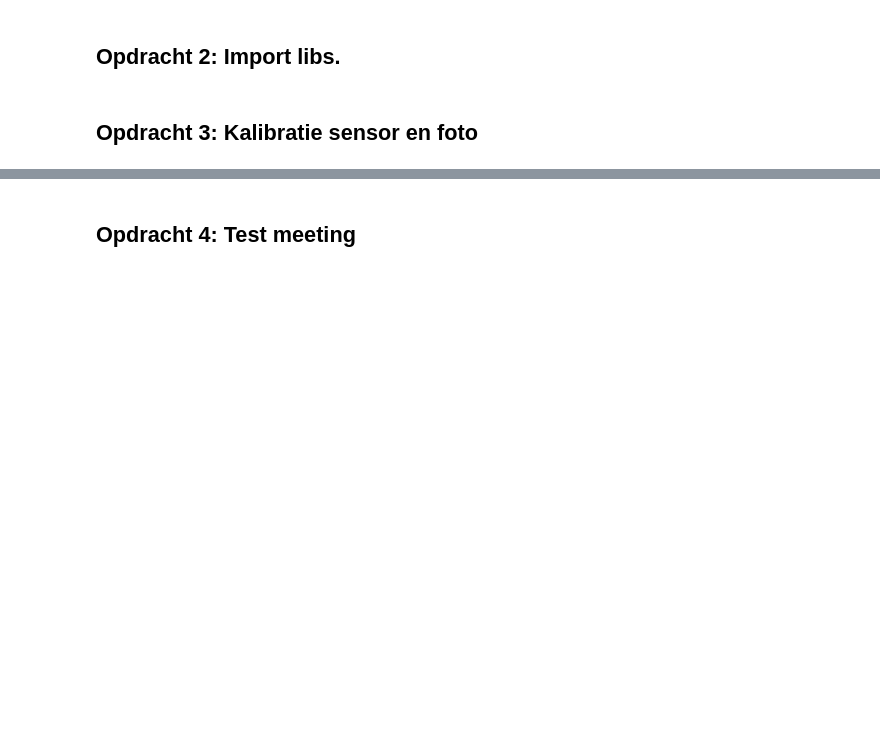
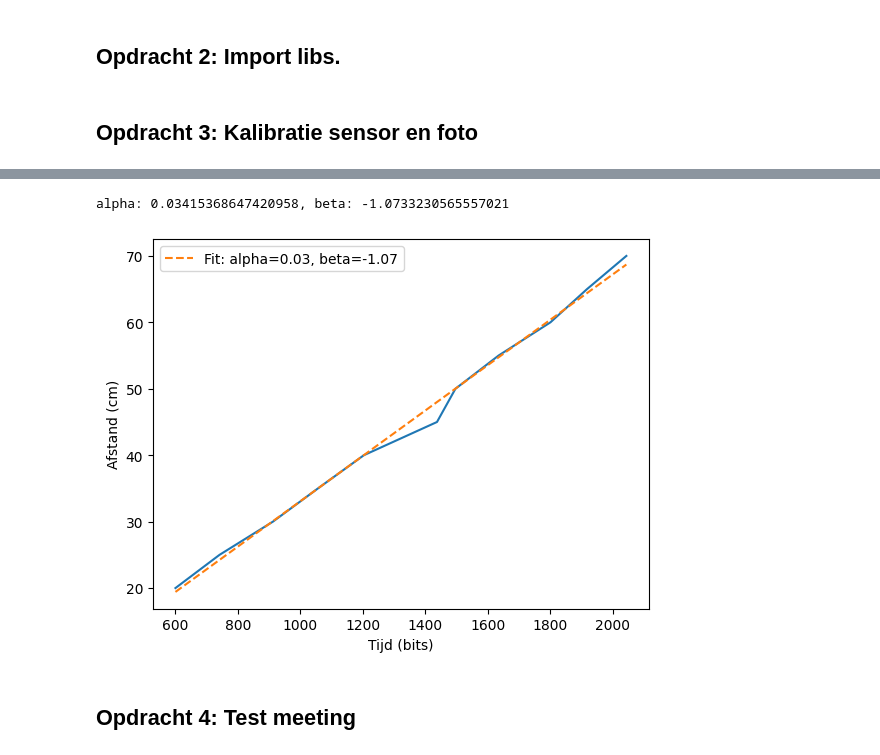
Before and after one commit to florisdekker148-bit/Floris-opdrachten-DEF-D, a Jupyter notebook: FysiekeOntwerpopdrachten/4OntwerpEenAlgoritmeEchoAkoestisch/DEFOntwerpopdracht4AlgoritmeInvulTemplate.ipynb, the cells around one changed output, grey strips where cells are left out. Drawn from its saved outputs; the diff is of its cells as text; code cells hidden in the pictures; blank space fills up the shorter version.

```diff
--- a/FysiekeOntwerpopdrachten/4OntwerpEenAlgoritmeEchoAkoestisch/DEFOntwerpopdracht4AlgoritmeInvulTemplate.ipynb
+++ b/FysiekeOntwerpopdrachten/4OntwerpEenAlgoritmeEchoAkoestisch/DEFOntwerpopdracht4AlgoritmeInvulTemplate.ipynb
@@ -50,5 +52,28 @@ kalibratie-opstelling groep [nummer]
 # %%
 # verwerk hier jullie kalibratiemetingen
+
+distance_0 = np.array([20, 25, 30, 35, 40,45, 50, 55, 60, 65, 70]) #cm
+tijd_0 = np.array([600, 741, 912, 1056, 1203, 1437, 1496, 1634, 1800, 1917, 2043]) #bits
+
+
+def linfunc(x, alpha,beta):
+    return alpha * x + beta
+
+from scipy.optimize import curve_fit
+popt, pcov = curve_fit(linfunc, tijd_0, distance_0)
+alpha, beta = popt
+print(f"alpha: {alpha}, beta: {beta}")
+
+plt.figure()
+plt.plot(tijd_0, distance_0)
+plt.plot(tijd_0, linfunc(tijd_0, alpha, beta), linestyle='--', label='Fit: alpha={:.2f}, beta={:.2f}'.format(*popt))
+plt.xlabel('Tijd (bits)')
+plt.ylabel('Afstand (cm)')
+plt.legend()
+plt.show()
+# %% [output]
+alpha: 0.03415368647420958, beta: -1.0733230565557021
+[figure, added]
 # %% [markdown]
 ## Opdracht 4: Test meeting
 # %%
```
Also changed, not shown: parts of 2 cells of this notebook, 1 other file.
